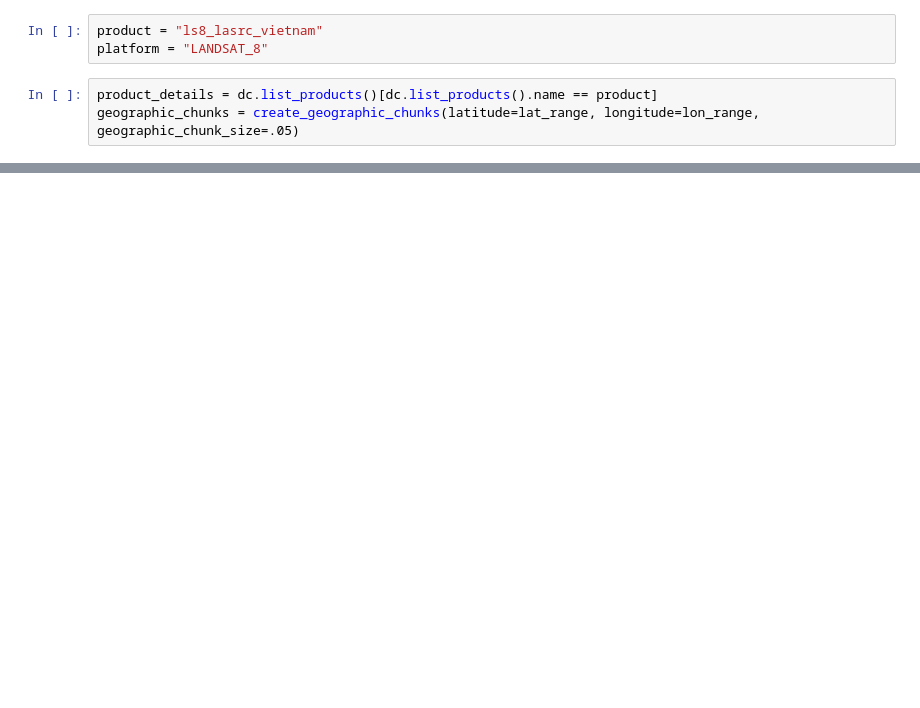
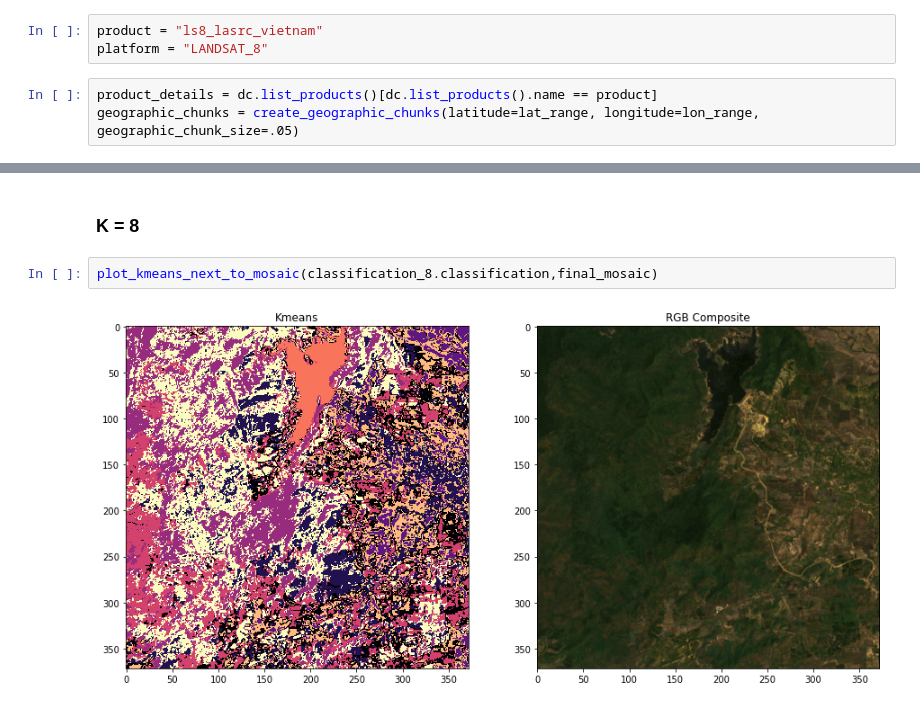
Before and after one commit to ceos-seo/data_cube_notebooks, a Jupyter notebook: kmeans_clustering_example.ipynb, the cells around one changed output, grey strips where cells are left out. Saved outputs shown, nothing was run; the diff lists cells and outputs as text; blank space fills up the shorter version.

```diff
--- a/kmeans_clustering_example.ipynb
+++ b/kmeans_clustering_example.ipynb
@@ -83,0 +102,6 @@ classification_12.classification.plot()
+# %% [markdown]
+### K = 8
+# %%
+plot_kmeans_next_to_mosaic(classification_8.classification,final_mosaic)
+# %% [output]
+[figure, added]
```
Also changed, not shown: parts of 19 cells of this notebook.
